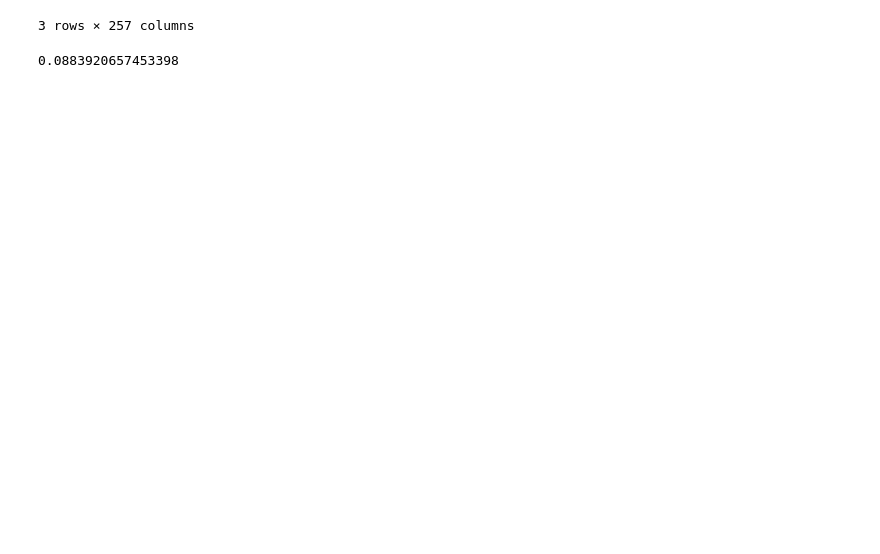
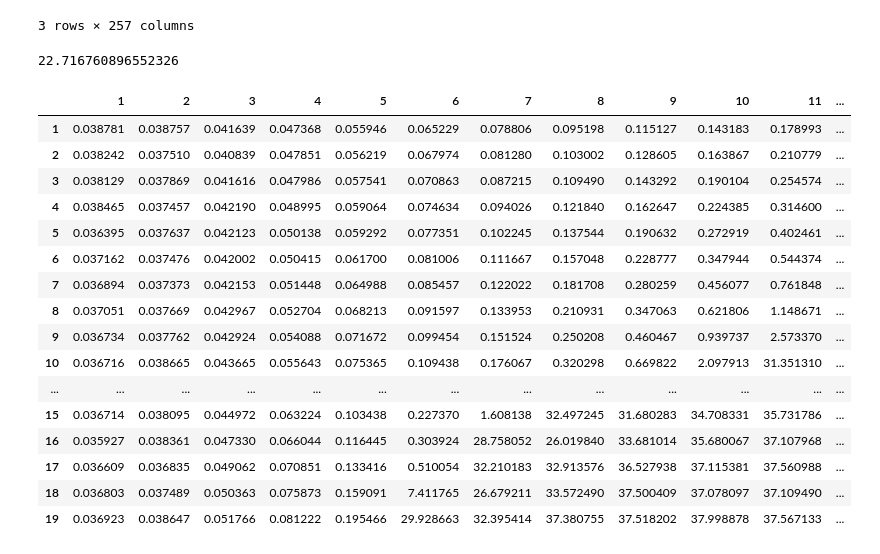
Before and after one commit to mjemons/IDD_TB, a Jupyter notebook: scripts/simulation-SIS.ipynb, the cells around one changed output. Cells and saved outputs as stored; diff of their text form; code cells hidden in the pictures; blank space fills up the shorter version.

```diff
--- a/scripts/simulation-SIS.ipynb
+++ b/scripts/simulation-SIS.ipynb
@@ -469,6 +469,6 @@ pd.DataFrame(solve_ivp(SIS, [0,t], y0, method = 'RK23', dense_output = True, arg
 | 2 | 1.0 | 1.034099 | 1.445202 | 2.071852 | 2.973641 | 4.270795 | 6.139662 | 8.838812 | 12.751405 | 18.454839 | ... | ... |
 3 rows × 257 columns
 # %%
-(pd.DataFrame(solve_ivp(SIS, [0,t], y0, method = 'RK23', dense_output = True, args=(N, 8/N, gamma, cg, cb, tau)).y)/1000).loc[1,:].sum()/257
+(pd.DataFrame(solve_ivp(SIS, [0,t], y0, method = 'RK23', dense_output = True, args=(N, 8/N, gamma, cg, cb, tau)).y)/1000).loc[1,:].sum()
 # %% [output]
-0.0883920657453398
+22.716760896552326
@@ -474,0 +487,20 @@ pd.DataFrame(solve_ivp(SIS, [0,t], y0, method = 'RK23', dense_output = True, arg
+# %%
+data
+# %% [output]
+|  | 1 | 2 | 3 | 4 | 5 | 6 | 7 | 8 | 9 | 10 | 11 | ... |
+| 1 | 0.038781 | 0.038757 | 0.041639 | 0.047368 | 0.055946 | 0.065229 | 0.078806 | 0.095198 | 0.115127 | 0.143183 | 0.178993 | ... |
+| 2 | 0.038242 | 0.037510 | 0.040839 | 0.047851 | 0.056219 | 0.067974 | 0.081280 | 0.103002 | 0.128605 | 0.163867 | 0.210779 | ... |
+| 3 | 0.038129 | 0.037869 | 0.041616 | 0.047986 | 0.057541 | 0.070863 | 0.087215 | 0.109490 | 0.143292 | 0.190104 | 0.254574 | ... |
+| 4 | 0.038465 | 0.037457 | 0.042190 | 0.048995 | 0.059064 | 0.074634 | 0.094026 | 0.121840 | 0.162647 | 0.224385 | 0.314600 | ... |
+| 5 | 0.036395 | 0.037637 | 0.042123 | 0.050138 | 0.059292 | 0.077351 | 0.102245 | 0.137544 | 0.190632 | 0.272919 | 0.402461 | ... |
+| 6 | 0.037162 | 0.037476 | 0.042002 | 0.050415 | 0.061700 | 0.081006 | 0.111667 | 0.157048 | 0.228777 | 0.347944 | 0.544374 | ... |
+| 7 | 0.036894 | 0.037373 | 0.042153 | 0.051448 | 0.064988 | 0.085457 | 0.122022 | 0.181708 | 0.280259 | 0.456077 | 0.761848 | ... |
+| 8 | 0.037051 | 0.037669 | 0.042967 | 0.052704 | 0.068213 | 0.091597 | 0.133953 | 0.210931 | 0.347063 | 0.621806 | 1.148671 | ... |
+| 9 | 0.036734 | 0.037762 | 0.042924 | 0.054088 | 0.071672 | 0.099454 | 0.151524 | 0.250208 | 0.460467 | 0.939737 | 2.573370 | ... |
+| 10 | 0.036716 | 0.038665 | 0.043665 | 0.055643 | 0.075365 | 0.109438 | 0.176067 | 0.320298 | 0.669822 | 2.097913 | 31.351310 | ... |
+| ... | ... | ... | ... | ... | ... | ... | ... | ... | ... | ... | ... | ... |
+| 15 | 0.036714 | 0.038095 | 0.044972 | 0.063224 | 0.103438 | 0.227370 | 1.608138 | 32.497245 | 31.680283 | 34.708331 | 35.731786 | ... |
+| 16 | 0.035927 | 0.038361 | 0.047330 | 0.066044 | 0.116445 | 0.303924 | 28.758052 | 26.019840 | 33.681014 | 35.680067 | 37.107968 | ... |
+| 17 | 0.036609 | 0.036835 | 0.049062 | 0.070851 | 0.133416 | 0.510054 | 32.210183 | 32.913576 | 36.527938 | 37.115381 | 37.560988 | ... |
+| 18 | 0.036803 | 0.037489 | 0.050363 | 0.075873 | 0.159091 | 7.411765 | 26.679211 | 33.572490 | 37.500409 | 37.078097 | 37.109490 | ... |
+| 19 | 0.036923 | 0.038647 | 0.051766 | 0.081222 | 0.195466 | 29.928663 | 32.395414 | 37.380755 | 37.518202 | 37.998878 | 37.567133 | ... |
```
Also changed, not shown: parts of 5 cells of this notebook, 1 other file.
